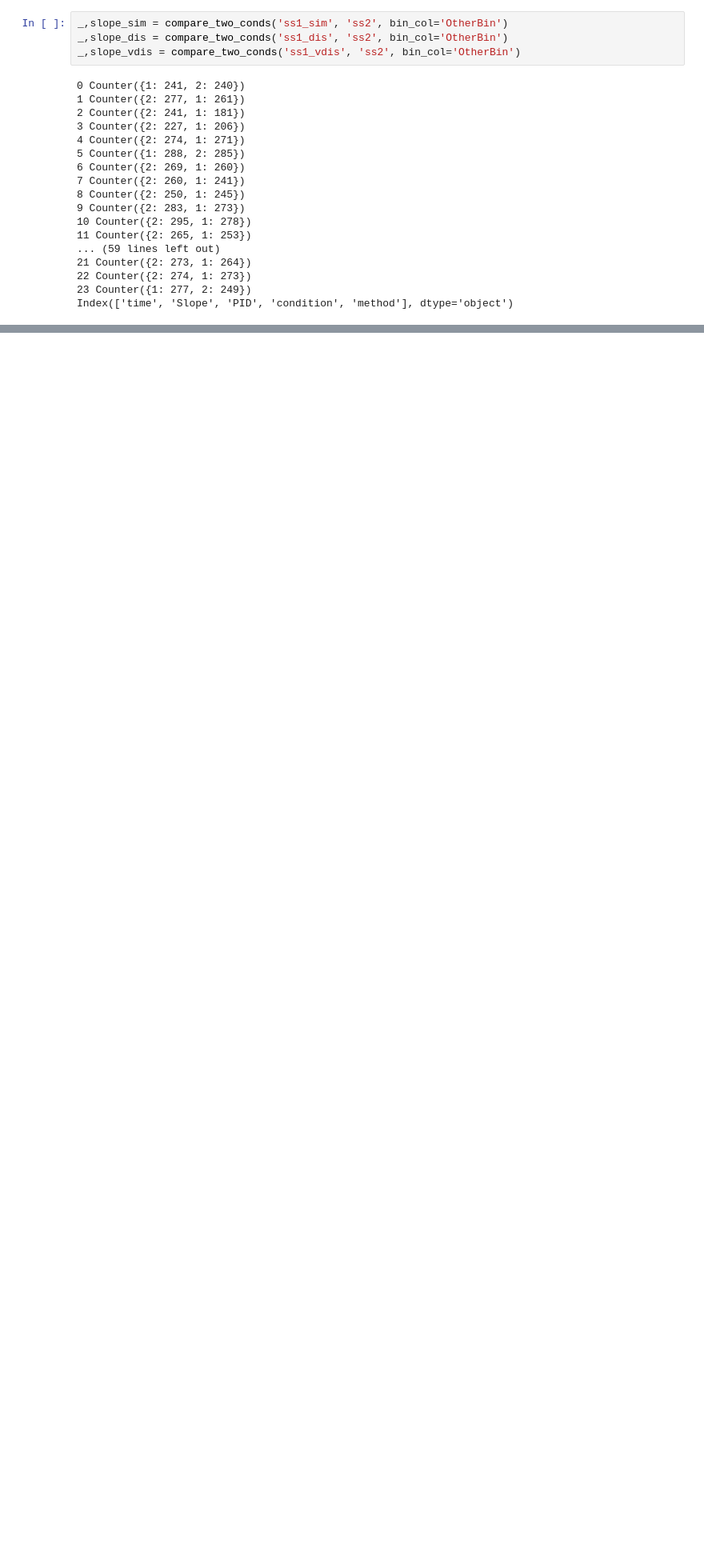
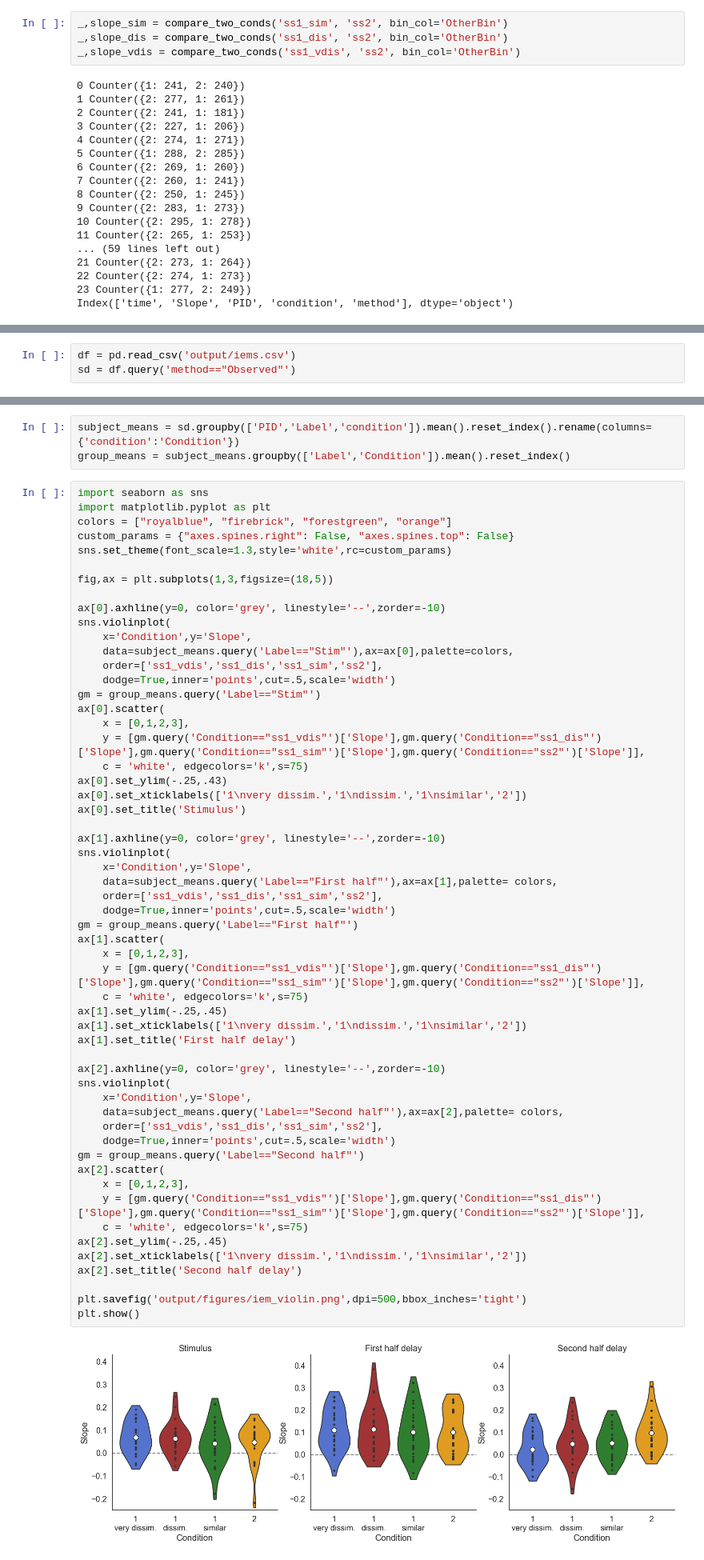
Before and after one commit to WilliamThyer/Dissociating-Spatial-and-Item-Based-Attention, a Jupyter notebook: Discus/analysis/IEM.ipynb, the cells around one changed output, grey strips where cells are left out. Shown at 80% size. Cells and saved outputs as stored; diff of their text form; blank space fills up the shorter version.

```diff
--- a/Discus/analysis/IEM.ipynb
+++ b/Discus/analysis/IEM.ipynb
@@ -504,3 +505,6 @@ plt.show()
+# %%
+df = pd.read_csv('output/iems.csv')
+sd = df.query('method=="Observed"')
 # %%
 label = []
 for t in sd.time:
@@ -528,2 +526,63 @@ plt.show()
+# %%
+subject_means = sd.groupby(['PID','Label','condition']).mean().reset_index().rename(columns={'condition':'Condition'})
+group_means = subject_means.groupby(['Label','Condition']).mean().reset_index()
+# %%
+import seaborn as sns
+import matplotlib.pyplot as plt
+colors = ["royalblue", "firebrick", "forestgreen", "orange"]
+custom_params = {"axes.spines.right": False, "axes.spines.top": False}
+sns.set_theme(font_scale=1.3,style='white',rc=custom_params)
+
+fig,ax = plt.subplots(1,3,figsize=(18,5))
+
+ax[0].axhline(y=0, color='grey', linestyle='--',zorder=-10)
+sns.violinplot(
+    x='Condition',y='Slope',
+    data=subject_means.query('Label=="Stim"'),ax=ax[0],palette=colors,
+    order=['ss1_vdis','ss1_dis','ss1_sim','ss2'],
+    dodge=True,inner='points',cut=.5,scale='width')
+gm = group_means.query('Label=="Stim"')
+ax[0].scatter(
+    x = [0,1,2,3],
+    y = [gm.query('Condition=="ss1_vdis"')['Slope'],gm.query('Condition=="ss1_dis"')['Slope'],gm.query('Condition=="ss1_sim"')['Slope'],gm.query('Condition=="ss2"')['Slope']],
+    c = 'white', edgecolors='k',s=75)
+ax[0].set_ylim(-.25,.43)
+ax[0].set_xticklabels(['1\nvery dissim.','1\ndissim.','1\nsimilar','2'])
+ax[0].set_title('Stimulus')
+
+ax[1].axhline(y=0, color='grey', linestyle='--',zorder=-10)
+sns.violinplot(
+    x='Condition',y='Slope',
+    data=subject_means.query('Label=="First half"'),ax=ax[1],palette= colors,
+    order=['ss1_vdis','ss1_dis','ss1_sim','ss2'],
+    dodge=True,inner='points',cut=.5,scale='width')
+gm = group_means.query('Label=="First half"')
+ax[1].scatter(
+    x = [0,1,2,3],
+    y = [gm.query('Condition=="ss1_vdis"')['Slope'],gm.query('Condition=="ss1_dis"')['Slope'],gm.query('Condition=="ss1_sim"')['Slope'],gm.query('Condition=="ss2"')['Slope']],
+    c = 'white', edgecolors='k',s=75)
+ax[1].set_ylim(-.25,.45)
+ax[1].set_xticklabels(['1\nvery dissim.','1\ndissim.','1\nsimilar','2'])
+ax[1].set_title('First half delay')
+
+ax[2].axhline(y=0, color='grey', linestyle='--',zorder=-10)
+sns.violinplot(
+    x='Condition',y='Slope',
+    data=subject_means.query('Label=="Second half"'),ax=ax[2],palette= colors,
+    order=['ss1_vdis','ss1_dis','ss1_sim','ss2'],
+    dodge=True,inner='points',cut=.5,scale='width')
+gm = group_means.query('Label=="Second half"')
+ax[2].scatter(
+    x = [0,1,2,3],
+    y = [gm.query('Condition=="ss1_vdis"')['Slope'],gm.query('Condition=="ss1_dis"')['Slope'],gm.query('Condition=="ss1_sim"')['Slope'],gm.query('Condition=="ss2"')['Slope']],
+    c = 'white', edgecolors='k',s=75)
+ax[2].set_ylim(-.25,.45)
+ax[2].set_xticklabels(['1\nvery dissim.','1\ndissim.','1\nsimilar','2'])
+ax[2].set_title('Second half delay')
+
+plt.savefig('output/figures/iem_violin.png',dpi=500,bbox_inches='tight')
+plt.show()
+# %% [output]
+[figure, added]
 # %% [markdown]
 # proportions of distractor/2nd target locations for each participant
```
Also changed, not shown: parts of 9 cells of this notebook, 9 other files.
